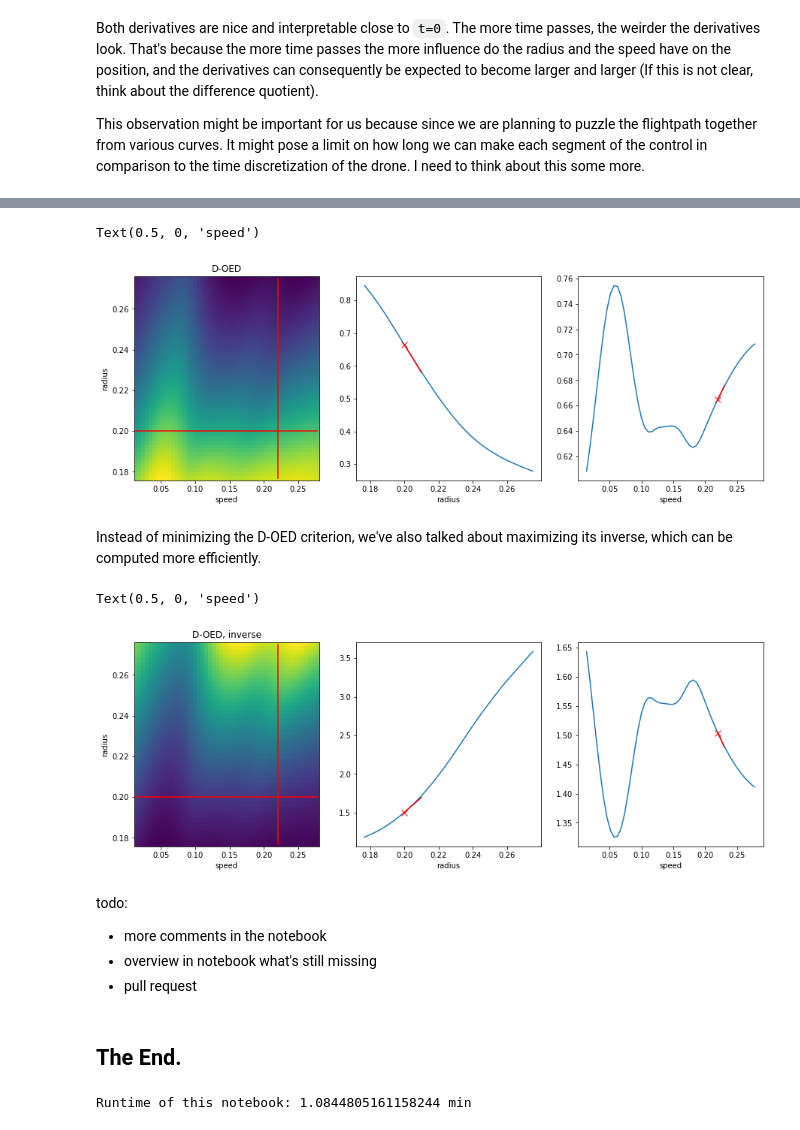
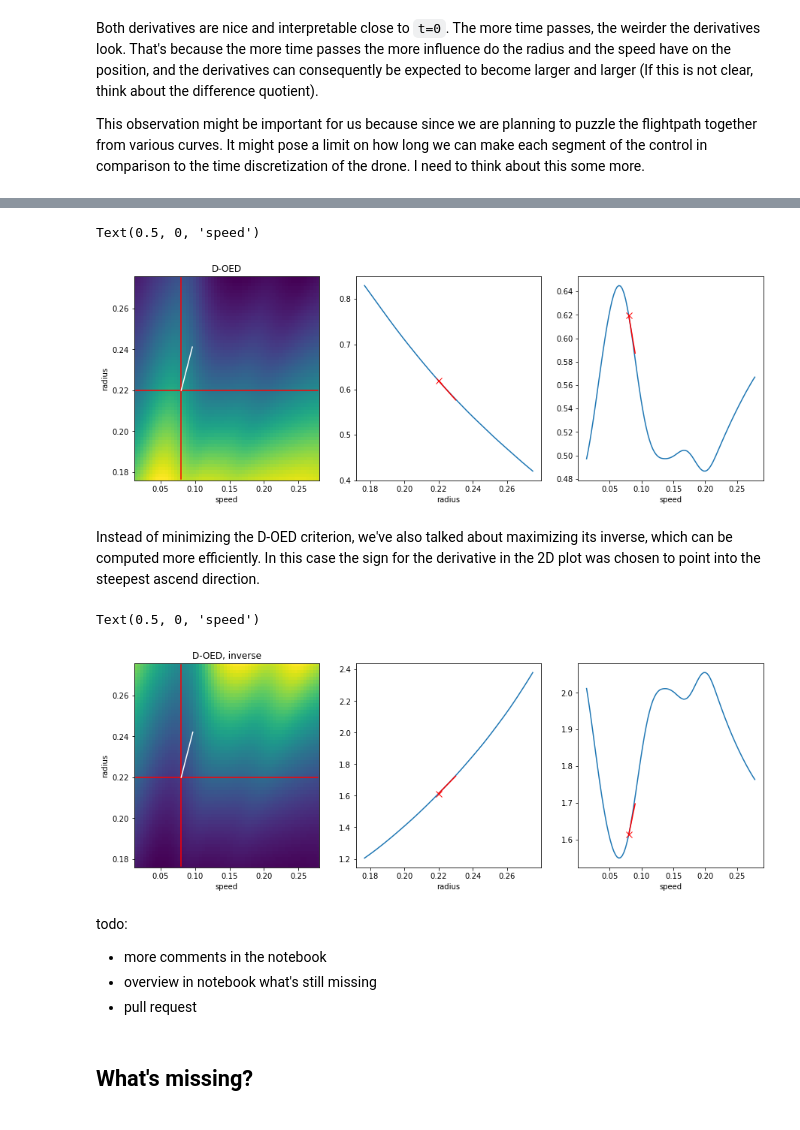
Before and after one commit to leyffer/m2dtIceSheet, a Jupyter notebook: notebooks/1_from-model-to-gradients.ipynb, the cells around one changed output, grey strips where cells are left out. Saved outputs shown, nothing was run; the diff lists cells and outputs as text; code cells hidden in the pictures.

Commit message:
added more comments to the explanation notebook

```diff
--- a/notebooks/1_from-model-to-gradients.ipynb
+++ b/notebooks/1_from-model-to-gradients.ipynb
@@ -29,8 +29,8 @@ tStart_notebook = time.time()
 n_para = 5
 var_prior = 1 # set to a high value (1e+6) to test convergence in noise-free situations
 
-n_test = 50 # set this number higher for prettier pictures (50: 1 min runtime for dt = 0.01)
-n_test_2d = 50 # set this number higher for prettier pictures (50: 1 min runtime for dt = 0.01)
+n_test = 100 # resolution for 1D plots
+n_test_2d = 60 # resolution for 2D plots (50: ~1 min runtime for dt = 0.01)
 # %% [markdown]
 ## Full-order model setup
 # %% [markdown]
@@ -137,7 +140,7 @@ State solve time (5 parameters): 0.13465189933776855 s
 # %% [markdown]
 For curiosity and mental health, let's take a look at the states we've gotten for this basis:
 # %%
-i = 0  # change i = 1, ..., n_para
+i = 4  # change i = 1, ..., n_para
 
 fom.plot(inversion.states[i])
 # %% [output]
@@ -287,7 +309,11 @@ Note below that so far we only have the derivatives for A- and D-OED.
 # %%
-speed_test = 0.22 # choose value between 0 and max(vec_speed) \approx 0.27768018
-radius_test = 0.2 # choose value between radius_min \approx 0.1767766952966369 and radius_max \approx 0.275
+# user input: Where to evaluate the derivative:
+speed_test = 0.08 # choose value between 0 and max(vec_speed) \approx 0.27768018
+radius_test = 0.22 # choose value between radius_min \approx 0.1767766952966369 and radius_max \approx 0.275
 
+tStart = time.time()
+
+## IMPORTANT FOR THE OPTIMIZATION !!
 alpha_test = np.array([radius_test, speed_test])
 posterior_ref = inversion.compute_posterior(alpha_test)
 
@@ -300,6 +326,7 @@ util_ref[3] = utility.eval_utility(posterior_ref, mode="E")
 der_ref_A = utility.d_utility_d_control(posterior_ref, mode="A")
 der_ref_D = utility.d_utility_d_control(posterior_ref, mode="D")
 der_ref_Dinv = utility.d_utility_d_control(posterior_ref, mode="D-inverse")
+## done with the important part
 
 util_test = np.zeros((4, 2, n_test+1))
 for i in range(n_test+1):
@@ -322,3 +349,5 @@ for i in range(n_test+1):
     util_test[1, 1, i] = utility.eval_utility(posterior, mode="D")
     util_test[2, 1, i] = utility.eval_utility(posterior, mode="D-inverse")
     util_test[3, 0, i] = utility.eval_utility(posterior, mode="E")
+
+print("Runtime of this block: ", (time.time()-tStart)/60, "min.")
@@ -351,29 +393,36 @@ Text(0.5, 0, 'speed')
 # %%
 fig, axs = plt.subplots(1, 3, figsize=(15, 5))
 scale = 0.01
 norm = la.norm(der_ref_D)
 
 axs[0].pcolormesh(vec_speed_2d, vec_radius_2d, util[1, :, :])
 axs[0].plot([vec_speed_2d[0], vec_speed_2d[-1]], [radius_test, radius_test], color="r", marker=None)
 axs[0].plot([speed_test, speed_test], [vec_radius_2d[0], vec_radius_2d[-1]], color="r", marker=None)
+axs[0].plot([speed_test, speed_test - 0.5 * scale * der_ref_D[1]],
+            [radius_test, radius_test - 0.5 * scale * der_ref_D[0]],
+            color = "w", marker = None)
 axs[0].set_xlabel("speed")
 axs[0].set_ylabel("radius")
 axs[0].set_title("D-OED")
 
 axs[1].plot(vec_radius, util_test[1, 1, :])
 axs[1].plot([radius_test], util_ref[1], marker="x", markersize=8, color="r")
-axs[1].plot([radius_test, radius_test + scale], [util_ref[1], util_ref[1]+scale*der_ref_D[0]], marker="", markersize=8, color="r")
+axs[1].plot([radius_test, radius_test + scale],
+            [util_ref[1], util_ref[1]+scale*der_ref_D[0]],
+            marker="", markersize=8, color="r")
 axs[1].set_xlabel("radius")
 
 axs[2].plot(vec_speed, util_test[1, 0, :-1])
 axs[2].plot([speed_test], util_ref[1], marker="x", markersize=8, color="r")
-axs[2].plot([speed_test, speed_test + scale], [util_ref[1], util_ref[1]+scale*der_ref_D[1]], marker="", markersize=8, color="r")
+axs[2].plot([speed_test, speed_test + scale],
+            [util_ref[1], util_ref[1]+scale*der_ref_D[1]],
+            marker="", markersize=8, color="r")
 axs[2].set_xlabel("speed")
 # %% [output]
 Text(0.5, 0, 'speed')
-[figure, old version]
+[figure, new version]
 # %% [markdown]
-Instead of minimizing the D-OED criterion, we've also talked about maximizing its inverse, which can be computed more efficiently.
+Instead of minimizing the D-OED criterion, we've also talked about maximizing its inverse, which can be computed more efficiently. In this case the sign for the derivative in the 2D plot was chosen to point into the steepest ascend direction.
 # %%
 fig, axs = plt.subplots(1, 3, figsize=(15, 5))
 scale = 0.01
@@ -382,31 +431,35 @@ norm = la.norm(der_ref_D)
 axs[0].pcolormesh(vec_speed_2d, vec_radius_2d, 1/util[1, :, :])
 axs[0].plot([vec_speed_2d[0], vec_speed_2d[-1]], [radius_test, radius_test], color="r", marker=None)
 axs[0].plot([speed_test, speed_test], [vec_radius_2d[0], vec_radius_2d[-1]], color="r", marker=None)
+axs[0].plot([speed_test, speed_test + 0.2 * scale * der_ref_Dinv[1]],
+            [radius_test, radius_test + 0.2 * scale * der_ref_Dinv[0]],
+            color = "w", marker = None)
+# positive gradient direction because we want to maximize
+
 axs[0].set_xlabel("speed")
 axs[0].set_ylabel("radius")
 axs[0].set_title("D-OED, inverse")
 
 axs[1].plot(vec_radius, util_test[2, 1, :])
 axs[1].plot([radius_test], util_ref[2], marker="x", markersize=8, color="r")
-axs[1].plot([radius_test, radius_test + scale], [util_ref[2], util_ref[2]+scale*der_ref_Dinv[0]], marker="", markersize=8, color="r")
+axs[1].plot([radius_test, radius_test + scale],
+            [util_ref[2], util_ref[2]+scale*der_ref_Dinv[0]],
+            marker="", markersize=8, color="r")
 axs[1].set_xlabel("radius")
 
 axs[2].plot(vec_speed, util_test[2, 0, :-1])
 axs[2].plot([speed_test], util_ref[2], marker="x", markersize=8, color="r")
-axs[2].plot([speed_test, speed_test + scale], [util_ref[2], util_ref[2]+scale*der_ref_Dinv[1]], marker="", markersize=8, color="r")
+axs[2].plot([speed_test, speed_test + scale],
+            [util_ref[2], util_ref[2]+scale*der_ref_Dinv[1]],
+            marker="", markersize=8, color="r")
 axs[2].set_xlabel("speed")
 # %% [output]
 Text(0.5, 0, 'speed')
-[figure, old version]
+[figure, new version]
-# %% [markdown]
-todo:
-- more comments in the notebook
-- overview in notebook what's still missing
-- pull request
-# %% [markdown]
-## The End.
-# %%
-runtime_notebook = time.time()-tStart_notebook
-print("Runtime of this notebook: {} min".format(runtime_notebook / 60))
-# %% [output]
-Runtime of this notebook: 1.0844805161158244 min
+# %% [markdown]
+todo:
+- more comments in the notebook
+- overview in notebook what's still missing
+- pull request
+# %% [markdown]
+## What's missing?
```
Also changed, not shown: parts of 24 cells of this notebook.
